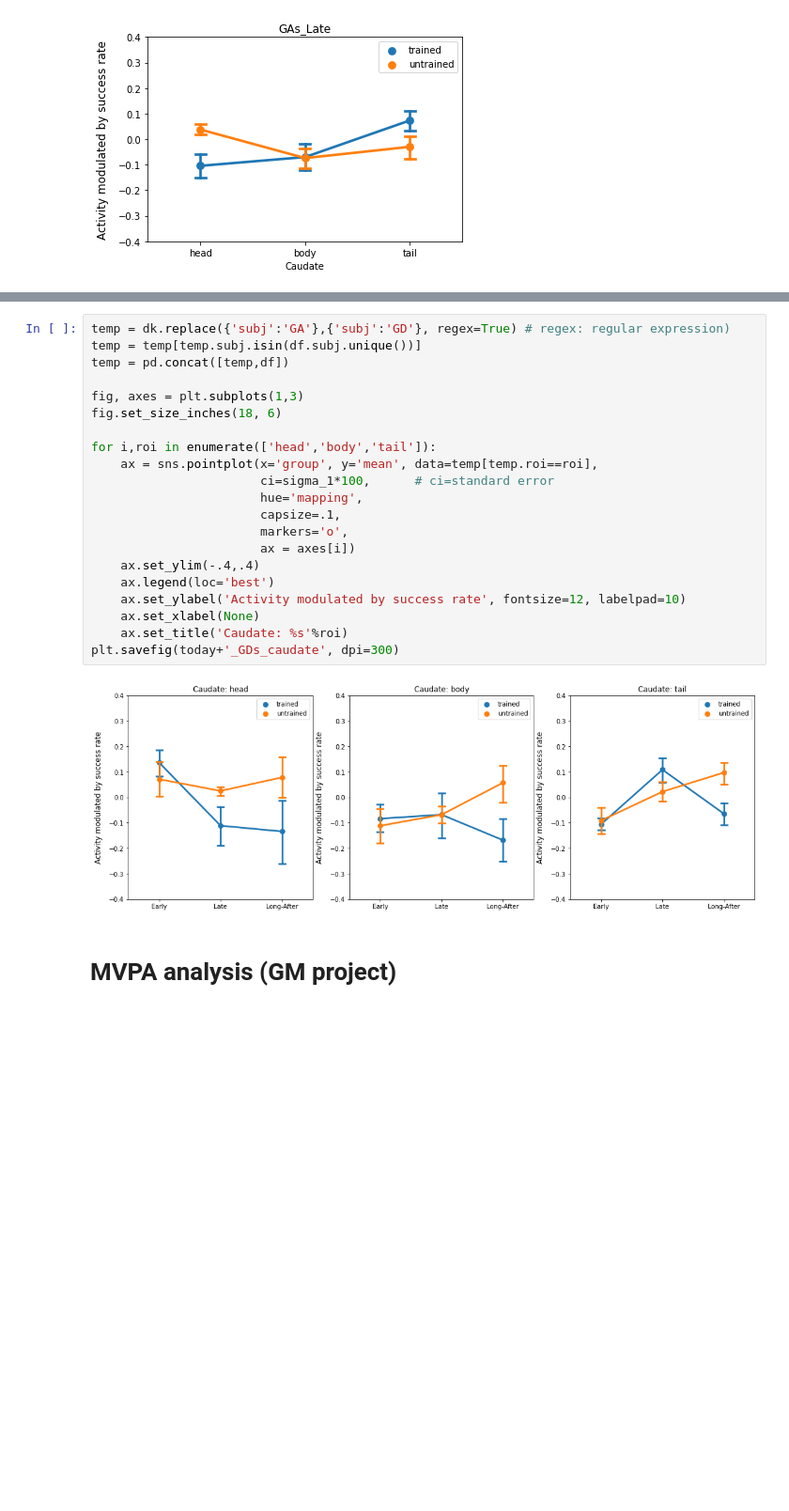
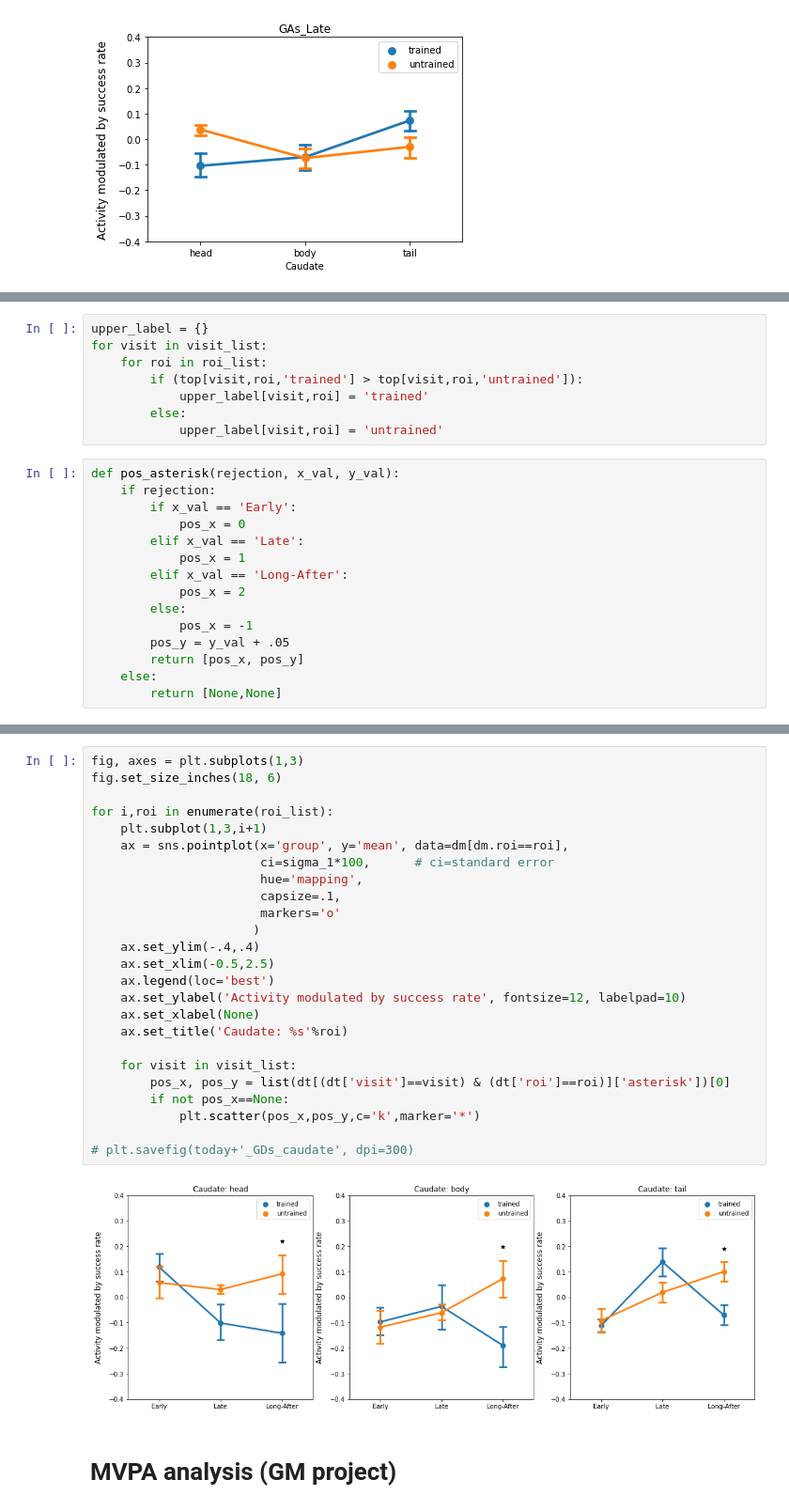
Before and after one commit to psb629/labs, a Jupyter notebook: GD/scripts/fMRI_analysis.ipynb, the cells around one changed output, grey strips where cells are left out. Shown at 94% size. Cells and saved outputs as stored; diff of their text form; blank space fills up the shorter version.

```diff
--- a/GD/scripts/notebook/fMRI_analysis.ipynb
+++ b/GD/scripts/fMRI_analysis.ipynb
@@ -767,0 +772,23 @@ df
+# %%
+upper_label = {}
+for visit in visit_list:
+    for roi in roi_list:
+        if (top[visit,roi,'trained'] > top[visit,roi,'untrained']):
+            upper_label[visit,roi] = 'trained'
+        else:
+            upper_label[visit,roi] = 'untrained'
+# %%
+def pos_asterisk(rejection, x_val, y_val):
+    if rejection:
+        if x_val == 'Early':
+            pos_x = 0
+        elif x_val == 'Late':
+            pos_x = 1
+        elif x_val == 'Long-After':
+            pos_x = 2
+        else:
+            pos_x = -1
+        pos_y = y_val + .05
+        return [pos_x, pos_y]
+    else:
+        return [None,None]
@@ -768,25 +847,29 @@ df
 # %%
-temp = dk.replace({'subj':'GA'},{'subj':'GD'}, regex=True) # regex: regular expression)
-temp = temp[temp.subj.isin(df.subj.unique())]
-temp = pd.concat([temp,df])
-
 fig, axes = plt.subplots(1,3)
 fig.set_size_inches(18, 6)
 
-for i,roi in enumerate(['head','body','tail']):
-    ax = sns.pointplot(x='group', y='mean', data=temp[temp.roi==roi],
+for i,roi in enumerate(roi_list):
+    plt.subplot(1,3,i+1)
+    ax = sns.pointplot(x='group', y='mean', data=dm[dm.roi==roi],
                        ci=sigma_1*100,      # ci=standard error
                        hue='mapping',
                        capsize=.1,
-                       markers='o',
-                       ax = axes[i])
+                       markers='o'
+                      )
     ax.set_ylim(-.4,.4)
+    ax.set_xlim(-0.5,2.5)
     ax.legend(loc='best')
     ax.set_ylabel('Activity modulated by success rate', fontsize=12, labelpad=10)
     ax.set_xlabel(None)
     ax.set_title('Caudate: %s'%roi)
-plt.savefig(today+'_GDs_caudate', dpi=300)
+
+    for visit in visit_list:
+        pos_x, pos_y = list(dt[(dt['visit']==visit) & (dt['roi']==roi)]['asterisk'])[0]
+        if not pos_x==None:
+            plt.scatter(pos_x,pos_y,c='k',marker='*')
+
+# plt.savefig(today+'_GDs_caudate', dpi=300)
 # %% [output]
-[figure, old version]
+[figure, new version]
 # %% [markdown]
 # MVPA analysis (GM project)
```
Also changed, not shown: parts of 29 cells of this notebook, 8 other files.
